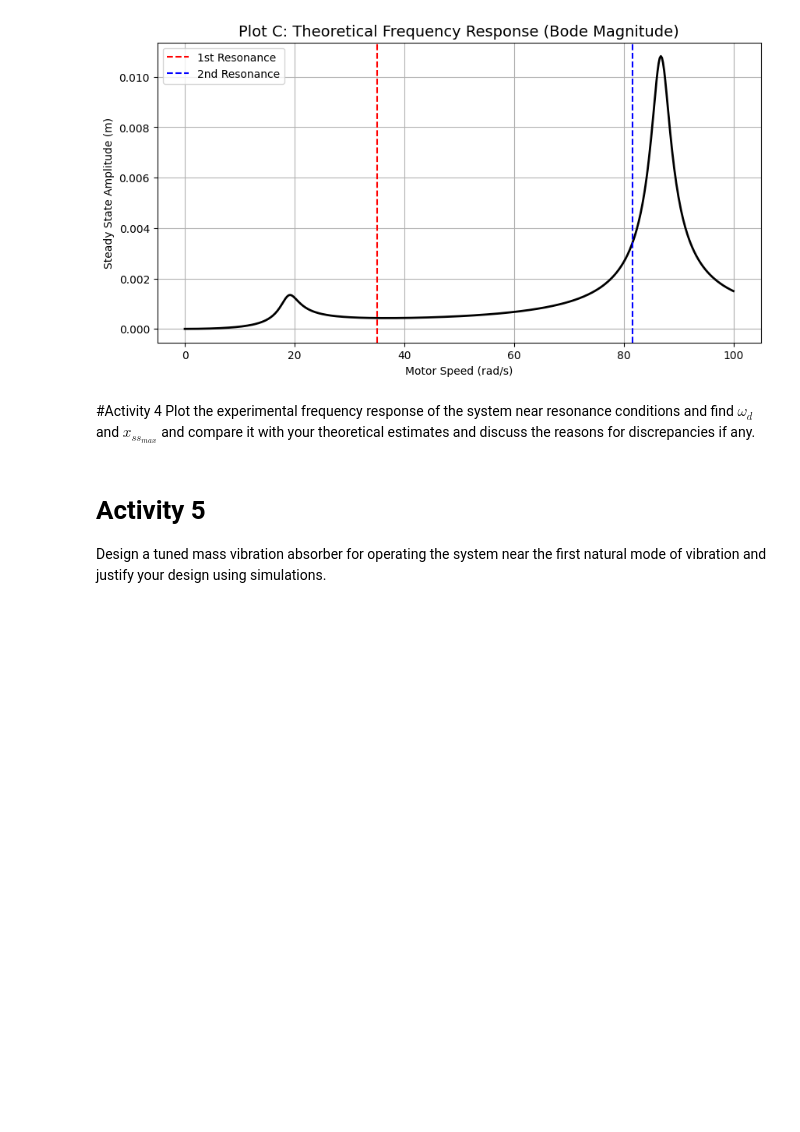
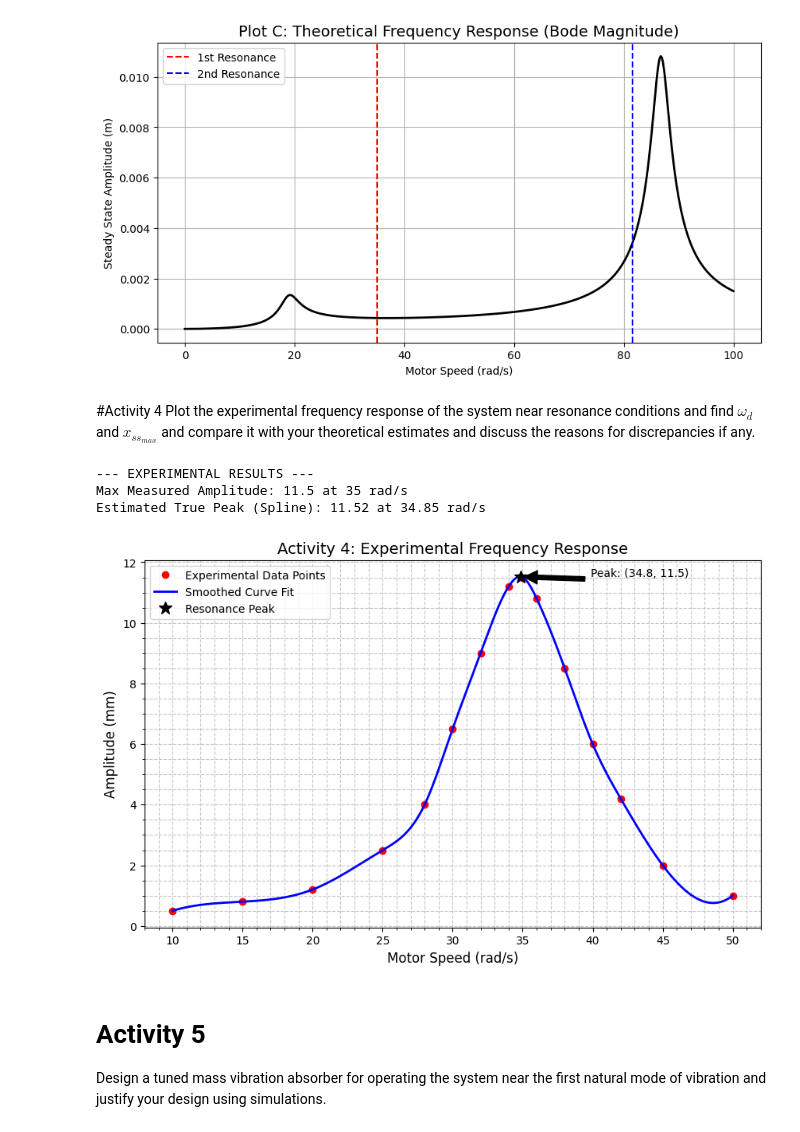
Before and after one commit to Alokathilakarathna/ME422_B3, a Jupyter notebook: Vibration Lab/e20443.ipynb, the cells around one changed output. Saved outputs shown, nothing was run; the diff lists cells and outputs as text; code cells hidden in the pictures; blank space fills up the shorter version.

```diff
--- a/Vibration Lab/e20443.ipynb
+++ b/Vibration Lab/e20443.ipynb
@@ -308,6 +308,78 @@ Calculated Natural Frequencies: [ 5.57413006 12.99424654] Hz
 # %% [markdown]
 #Activity 4
 Plot the experimental frequency response of the system near resonance conditions and find $\omega_d$ and $x_{ss_{max}}$ and compare it with your theoretical estimates and discuss the reasons for discrepancies if any.
+# %%
+import numpy as np
+import matplotlib.pyplot as plt
+from scipy.interpolate import make_interp_spline
+
+# ==========================================
+# 1. INPUT YOUR EXPERIMENTAL DATA HERE
+# ==========================================
+# Replace these numbers with your actual lab measurements.
+# Speed should be in rad/s (or Hz, just update the label).
+# Amplitude should be in mm (or meters).
+
+# Example Data (Replace this!)
+lab_data_speed = np.array([10, 15, 20, 25, 28, 30, 32, 34, 35, 36, 38, 40, 42, 45, 50])
+lab_data_amp   = np.array([0.5, 0.8, 1.2, 2.5, 4.0, 6.5, 9.0, 11.2, 11.5, 10.8, 8.5, 6.0, 4.2, 2.0, 1.0])
+
+# ==========================================
+# 2. DATA ANALYSIS (FINDING THE PEAK)
+# ==========================================
+
+# Method A: Discrete Max (The highest point you actually measured)
+max_idx = np.argmax(lab_data_amp)
+raw_wd = lab_data_speed[max_idx]
+raw_x_max = lab_data_amp[max_idx]
+
+# Method B: Spline Interpolation (Estimates the "true" peak between points)
+# This creates a smooth curve through your points for a better estimate
+X_Y_Spline = make_interp_spline(lab_data_speed, lab_data_amp)
+X_smooth = np.linspace(lab_data_speed.min(), lab_data_speed.max(), 500)
+Y_smooth = X_Y_Spline(X_smooth)
+
+# Find peak of the smooth curve
+smooth_max_idx = np.argmax(Y_smooth)
+wd_smooth = X_smooth[smooth_max_idx]
+x_max_smooth = Y_smooth[smooth_max_idx]
+
+print(f"--- EXPERIMENTAL RESULTS ---")
+print(f"Max Measured Amplitude: {raw_x_max} at {raw_wd} rad/s")
+print(f"Estimated True Peak (Spline): {x_max_smooth:.2f} at {wd_smooth:.2f} rad/s")
+
+# ==========================================
+# 3. PLOTTING
+# ==========================================
+plt.figure(figsize=(10, 6))
+
+# Plot the raw data points as red dots
+plt.plot(lab_data_speed, lab_data_amp, 'ro', label='Experimental Data Points', markersize=6)
+
+# Plot the smooth curve
+plt.plot(X_smooth, Y_smooth, 'b-', label='Smoothed Curve Fit', linewidth=2)
+
+# Mark the peak with a star and text
+plt.plot(wd_smooth, x_max_smooth, 'k*', markersize=12, label='Resonance Peak')
+plt.annotate(f'Peak: ({wd_smooth:.1f}, {x_max_smooth:.1f})',
+             xy=(wd_smooth, x_max_smooth),
+             xytext=(wd_smooth+5, x_max_smooth),
+             arrowprops=dict(facecolor='black', shrink=0.05))
+
+# Formatting
+plt.title('Activity 4: Experimental Frequency Response', fontsize=14)
+plt.xlabel('Motor Speed (rad/s)', fontsize=12)
+plt.ylabel('Amplitude (mm)', fontsize=12)
+plt.legend()
+plt.grid(True, which='both', linestyle='--', alpha=0.7)
+plt.minorticks_on()
+
+plt.show()
+# %% [output]
+--- EXPERIMENTAL RESULTS ---
+Max Measured Amplitude: 11.5 at 35 rad/s
+Estimated True Peak (Spline): 11.52 at 34.85 rad/s
+[figure, added]
 # %% [markdown]
 # Activity 5
 
```
